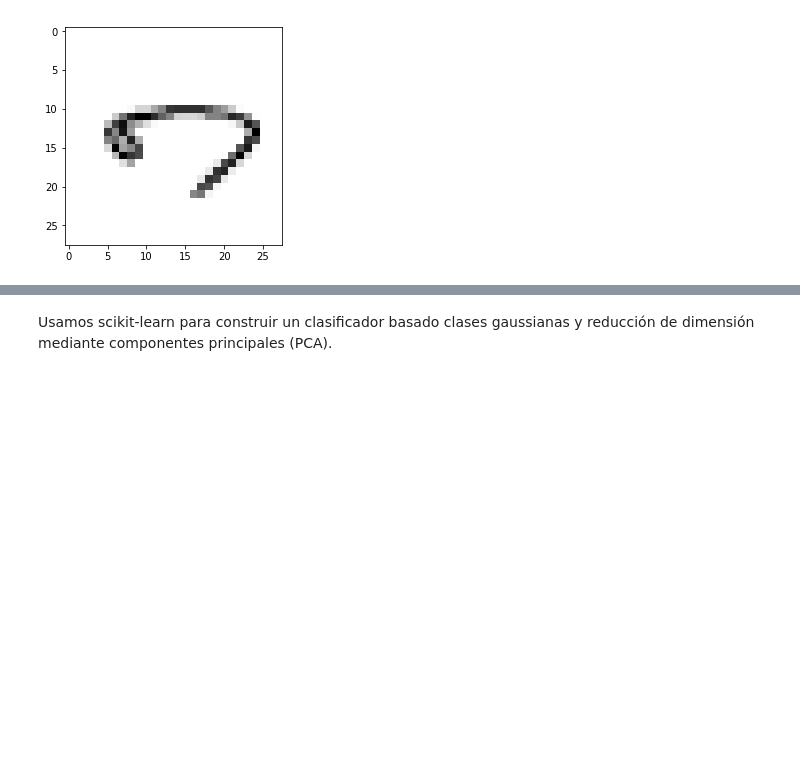
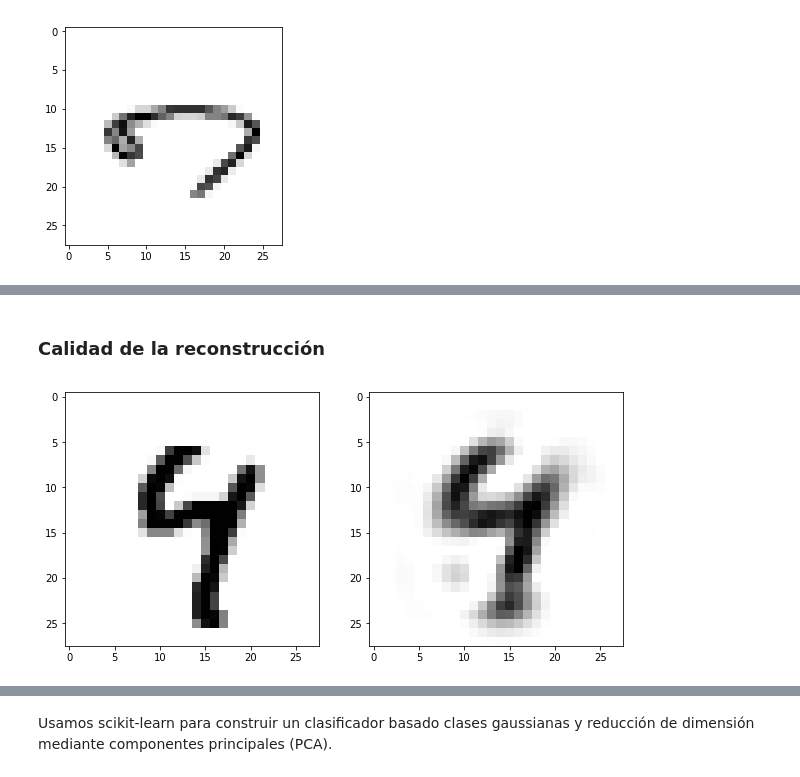
Before and after one commit to albertoruiz/umucv, a Jupyter notebook: notebooks/machine-learning.ipynb, the cells around one changed output, grey strips where cells are left out. Saved outputs shown, nothing was run; the diff lists cells and outputs as text; code cells hidden in the pictures; blank space fills up the shorter version.

```diff
--- a/notebooks/machine-learning.ipynb
+++ b/notebooks/machine-learning.ipynb
@@ -131,0 +166,11 @@ print(cl[68])
+# %% [markdown]
+### Calidad de la reconstrucción
+# %%
+k = 2
+plt.figure(figsize=(10,5))
+plt.subplot(121)
+shdig(xl[k])
+plt.subplot(122)
+shdig(descomprime(comprime([xl[k]]))[0])
+# %% [output]
+[figure, added]
```
Also changed, not shown: parts of 122 cells of this notebook, 2 other files.
